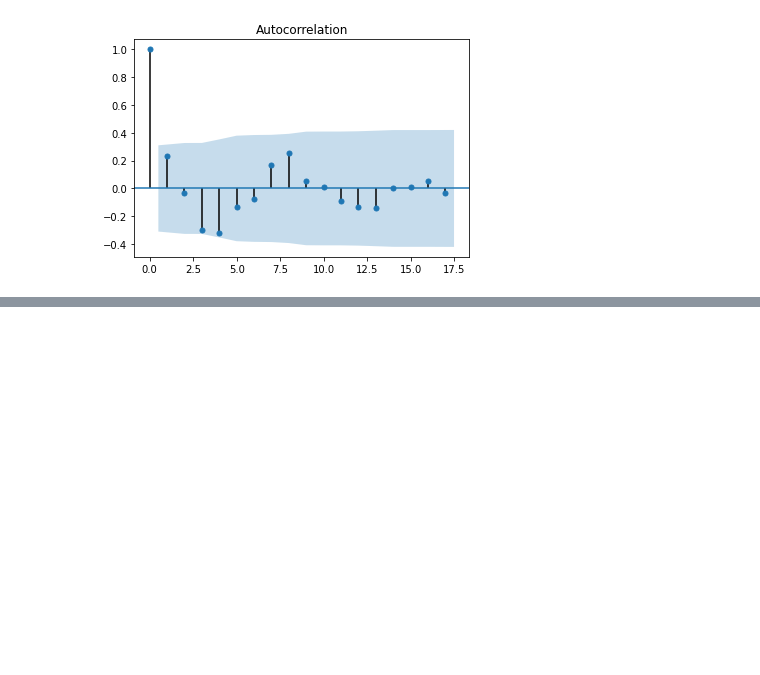
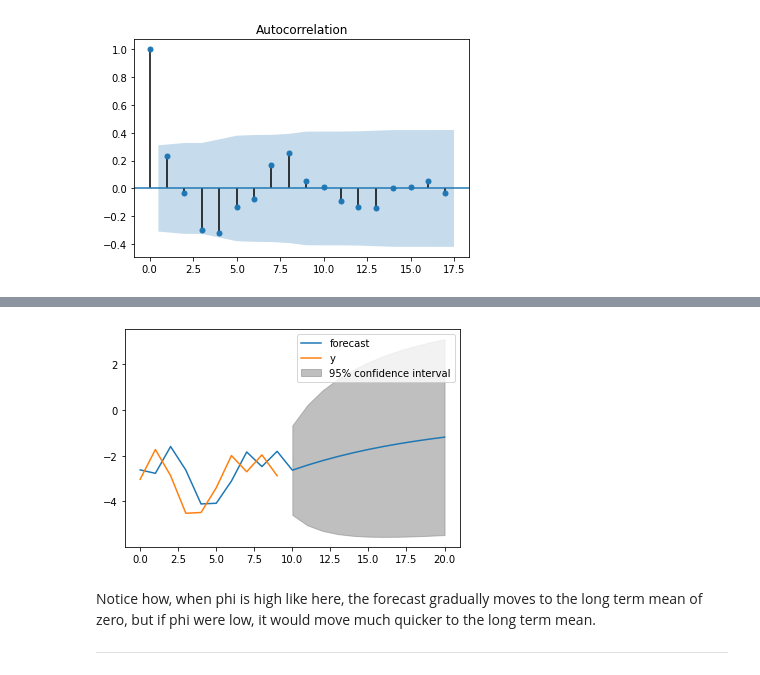
Before and after one commit to pratikgujral/Time-Series-Analysis-Tutorials, a Jupyter notebook: Time_Series_Analysis_in_Python.ipynb, the cells around one changed output, grey strips where cells are left out. Saved outputs shown, nothing was run; the diff lists cells and outputs as text; code cells hidden in the pictures; blank space fills up the shorter version.

```diff
--- a/Time_Series_Analysis_in_Python.ipynb
+++ b/Time_Series_Analysis_in_Python.ipynb
@@ -878,0 +1837,18 @@ Notice how the autocorrelation plot after removing seasonality from the series b
+# %%
+# Importing the module
+from statsmodels.tsa.arima_model import ARMA
+
+# Forecasting the AR(1) model
+model = ARMA(simulated_data_1, order=(1,0))
+results = model.fit()
+
+# Forecasting and generating plot
+# Start the forecast 10 data points before the end of the 1000 point series at 990, and end the forecast 10 data points after the end of the series at point 1010
+results.plot_predict(start=990, end=1010)
+plt.show()
+# %% [output]
+[figure, added]
+# %% [markdown]
+Notice how, when phi is high like here, the forecast gradually moves to the long term mean of zero, but if phi were low, it would move much quicker to the long term mean.
+
+----
```
Also changed, not shown: parts of 46 cells of this notebook.
